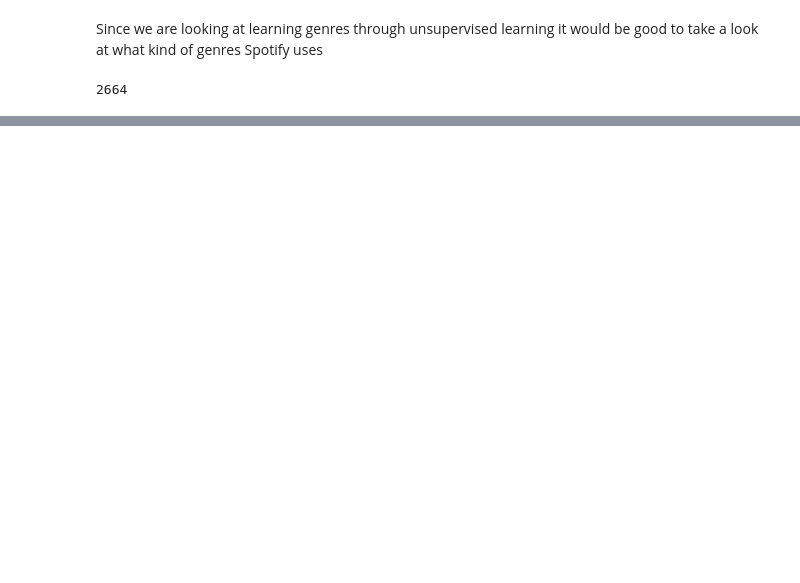
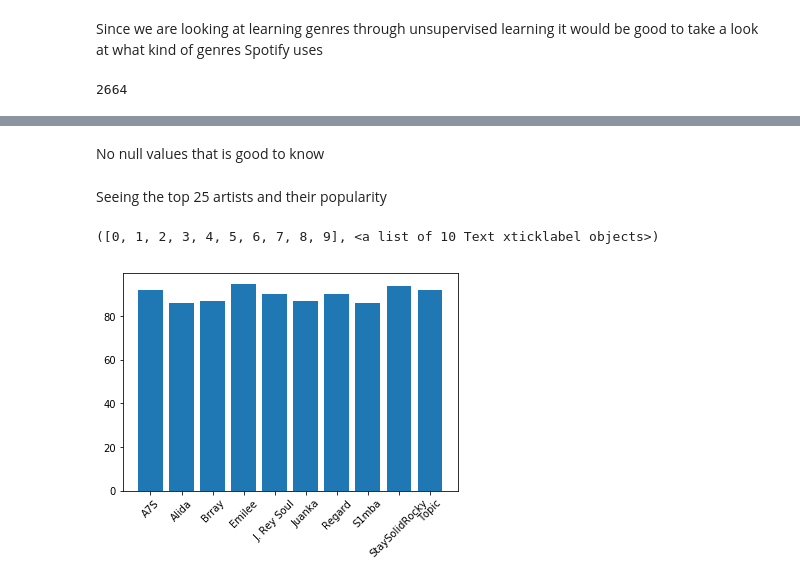
Before and after one commit to zainkhan9/spotify_ml, a Jupyter notebook: genre_clustering.ipynb, the cells around one changed output, grey strips where cells are left out. Saved outputs shown, nothing was run; the diff lists cells and outputs as text; code cells hidden in the pictures; blank space fills up the shorter version.

```diff
--- a/genre_clustering.ipynb
+++ b/genre_clustering.ipynb
@@ -65,0 +169,13 @@ len(genres)
+# %% [markdown]
+No null values that is good to know
+# %% [markdown]
+Seeing the top 25 artists and their popularity
+# %%
+top10_artists = df_artist.sort_values("popularity", ascending = False).head(10)
+artist = top10_artists["artists"]
+artists_pop = top10_artists["popularity"]
+plt.bar(artist, artists_pop)
+plt.xticks(rotation= 45)
+# %% [output]
+([0, 1, 2, 3, 4, 5, 6, 7, 8, 9], <a list of 10 Text xticklabel objects>)
+[figure, added]
```
Also changed, not shown: parts of 20 cells of this notebook.
